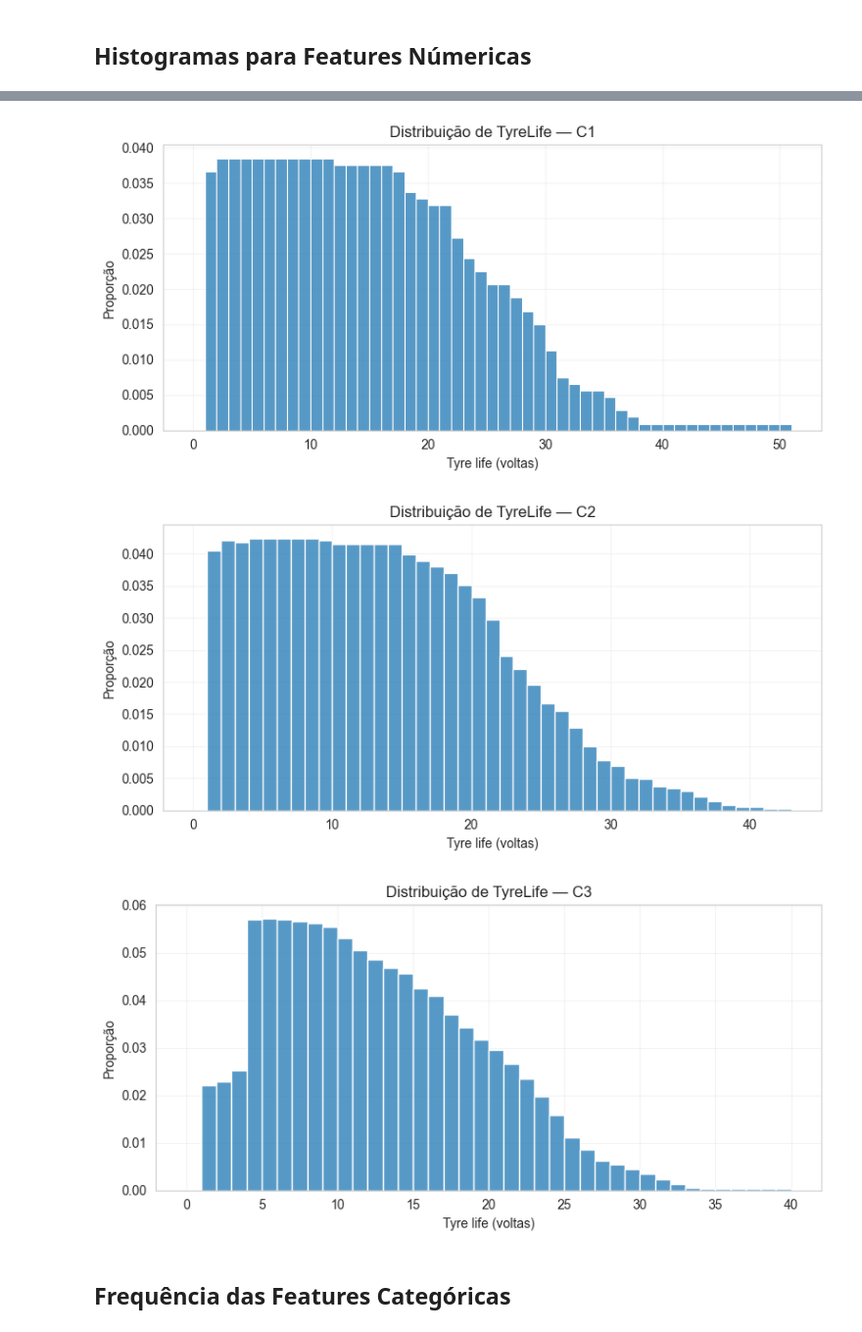
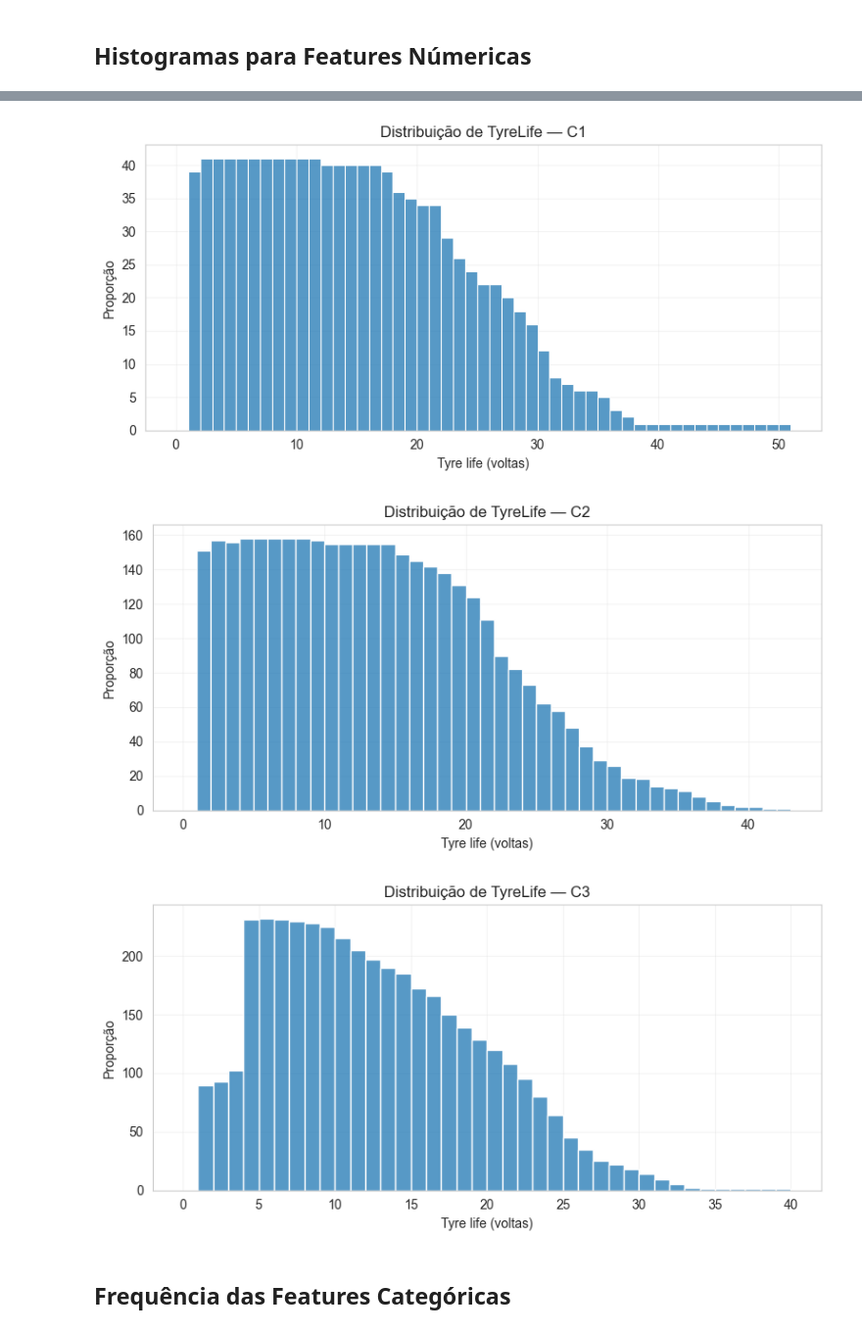
Before and after one commit to emipe09/TCC-Formula1, a Jupyter notebook: Scripts/EDA.ipynb, the cells around one changed output, grey strips where cells are left out. Shown at 98% size. Drawn from its saved outputs; the diff is of its cells as text; code cells hidden in the pictures.

```diff
--- a/Scripts/EDA.ipynb
+++ b/Scripts/EDA.ipynb
@@ -385,37 +484,37 @@ Histogramas contínuos salvos em: continuous_histograms.png
 compounds_to_plot = ['C1', 'C2', 'C3']
 
 for comp in compounds_to_plot:
     if 'pirelliCompound' in laps_with_weather.columns:
         subset = laps_with_weather[laps_with_weather['pirelliCompound'] == comp]
     elif 'Compound' in laps_with_weather.columns:
         subset = laps_with_weather[laps_with_weather['Compound'] == comp]
     else:
         subset = laps_with_weather[laps_with_weather.get('compound') == comp] if 'compound' in laps_with_weather.columns else laps_with_weather[[]]
 
     if subset.empty:
         print(f'Nenhum dado disponível para o composto {comp}. Pulando.')
         continue
 
     tyre_life = subset['TyreLife'].dropna()
     if tyre_life.empty:
         print(f'Nenhum TyreLife válido para {comp}. Pulando.')
         continue
 
     max_life = int(tyre_life.max()) if pd.api.types.is_numeric_dtype(tyre_life) else tyre_life.max()
     bins = range(0, max(2, max_life + 2)) if isinstance(max_life, int) else 10
 
     plt.figure(figsize=(8,4))
-    sns.histplot(tyre_life, bins=bins, kde=False, color='C0', stat='probability')
+    sns.histplot(tyre_life, bins=bins, kde=False, color='C0', stat='count')
     plt.title(f'Distribuição de TyreLife — {comp}')
     plt.xlabel('Tyre life (voltas)')
     plt.ylabel('Proporção')
     plt.grid(alpha=0.2)
     plt.tight_layout()
     plt.show()
 # %% [output]
-[figure, old version]
+[figure, new version]
-[figure, old version]
+[figure, new version]
-[figure, old version]
+[figure, new version]
 # %% [markdown]
 ## Frequência das Features Categóricas
 # %%
```
Also changed, not shown: parts of 15 cells of this notebook, 17 other files.
